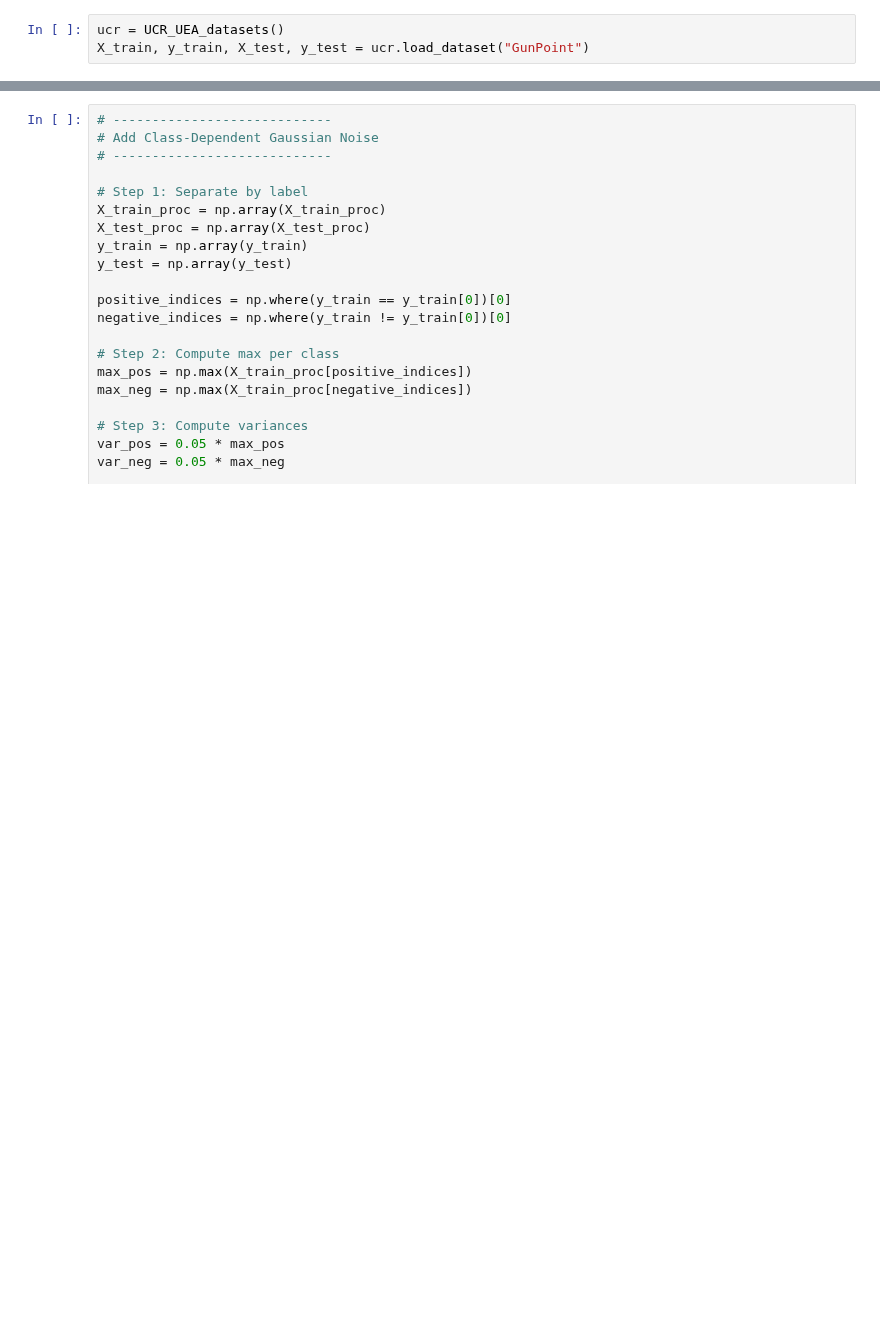
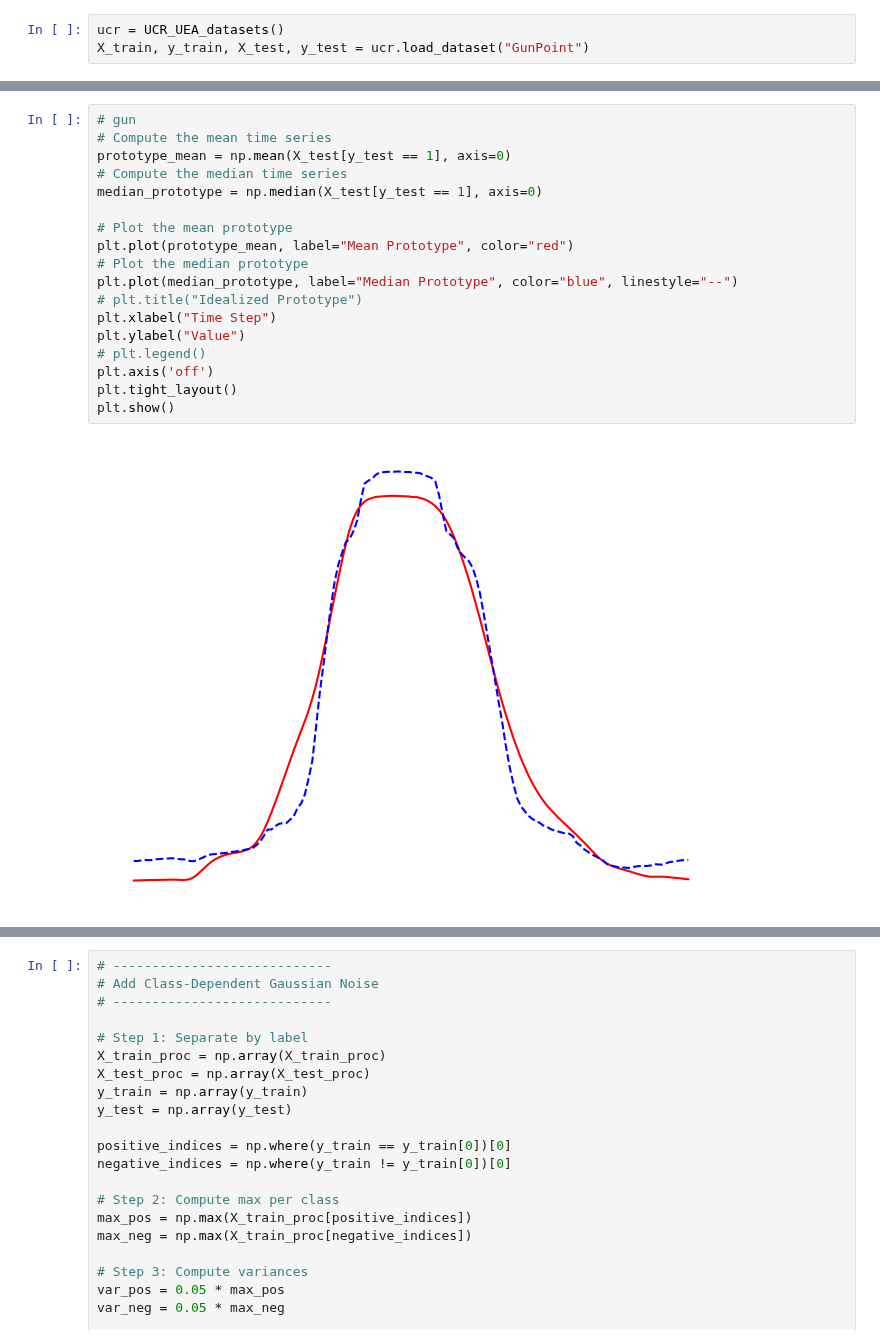
Before and after one commit to cyuab/k-scaling-factor-dtw, a Jupyter notebook: code/data-exploration.ipynb, the cells around one changed output, grey strips where cells are left out. Drawn from its saved outputs; the diff is of its cells as text; blank space fills up the shorter version.

```diff
--- a/code/data-exploration.ipynb
+++ b/code/data-exploration.ipynb
@@ -23,0 +41,20 @@ X_train, y_train, X_test, y_test = ucr.load_dataset("GunPoint")
+# %%
+# gun
+# Compute the mean time series
+prototype_mean = np.mean(X_test[y_test == 1], axis=0)
+# Compute the median time series
+median_prototype = np.median(X_test[y_test == 1], axis=0)
+
+# Plot the mean prototype
+plt.plot(prototype_mean, label="Mean Prototype", color="red")
+# Plot the median prototype
+plt.plot(median_prototype, label="Median Prototype", color="blue", linestyle="--")
+# plt.title("Idealized Prototype")
+plt.xlabel("Time Step")
+plt.ylabel("Value")
+# plt.legend()
+plt.axis('off')
+plt.tight_layout()
+plt.show()
+# %% [output]
+[figure, added]
```
Also changed, not shown: parts of 12 cells of this notebook.
